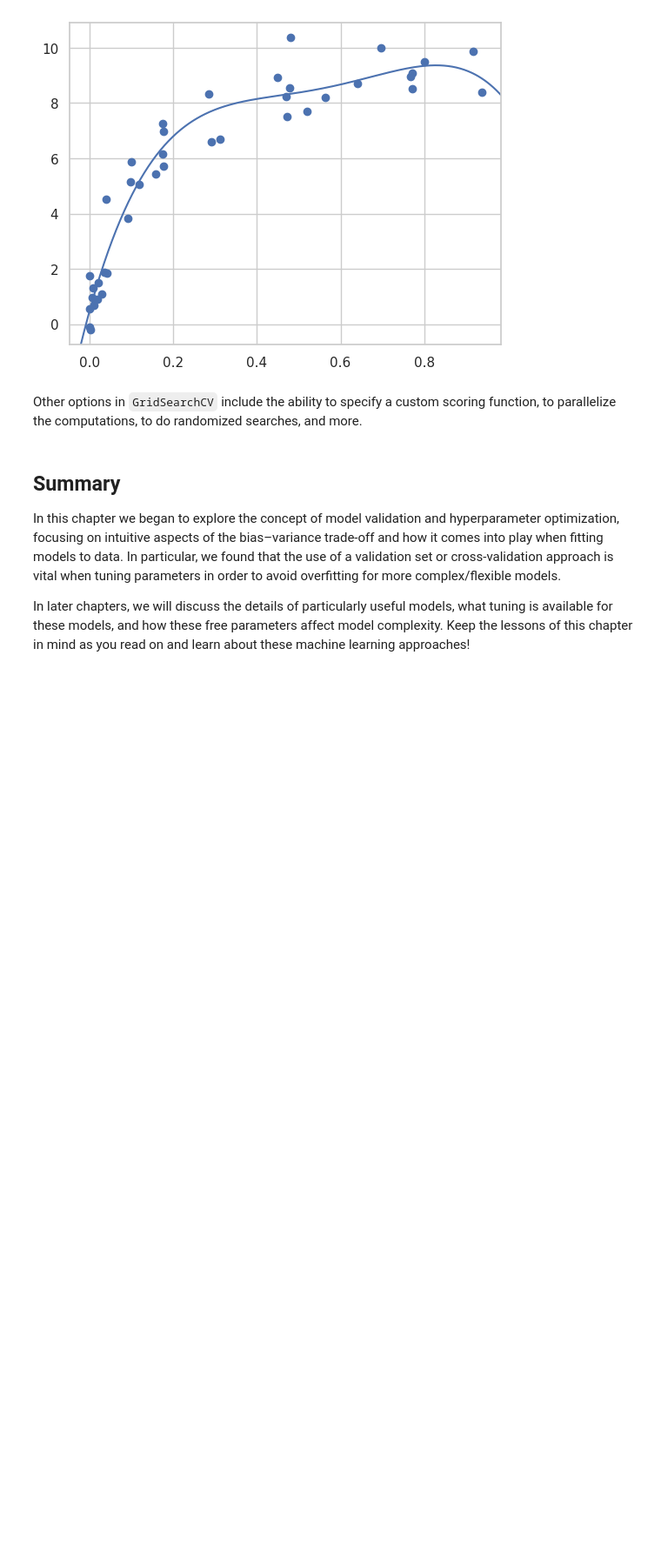
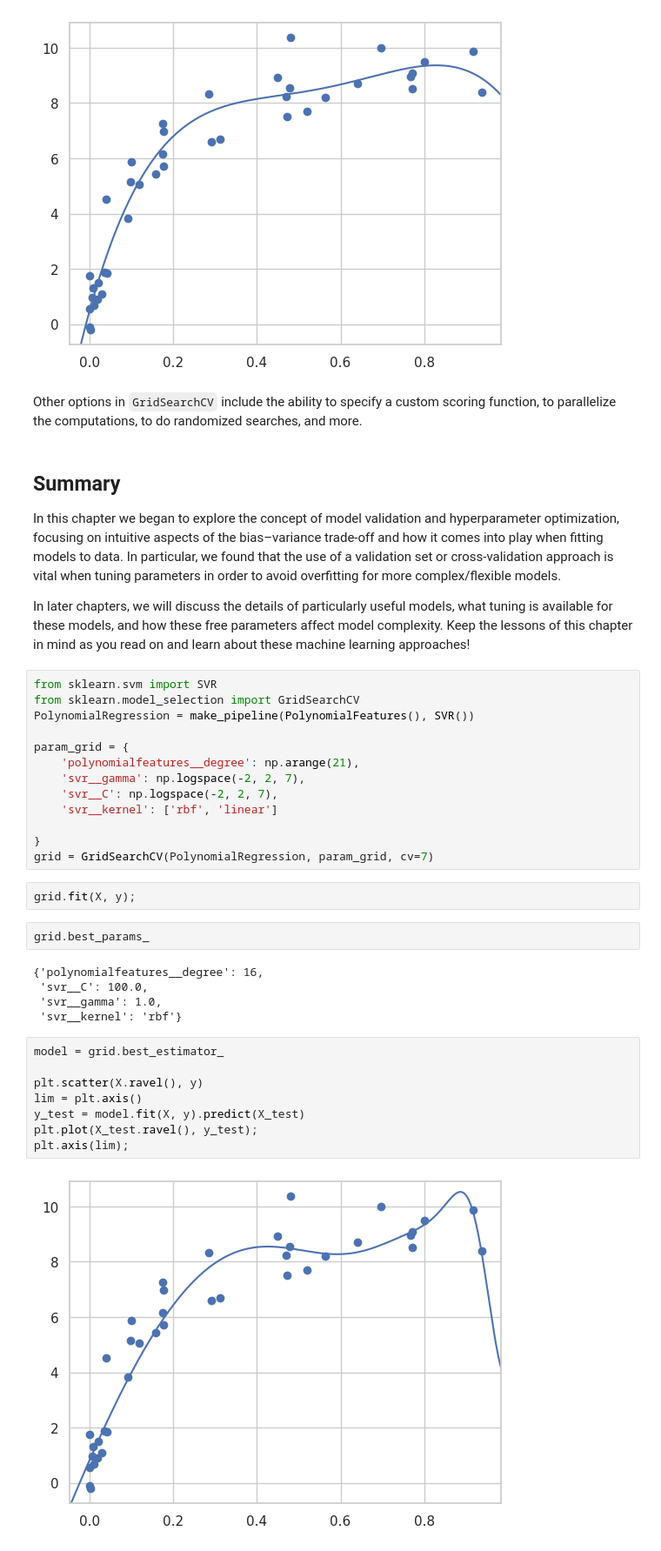
Before and after one commit to falawar7/AAI614_ELAWAR, a Jupyter notebook: Week5/FE_Notebook5_1.ipynb, the cells around one changed output. Shown: that part at 87% size. Cells and saved outputs as stored; diff of their text form; blank space fills up the shorter version.

```diff
--- a/Week5/FE_Notebook5_1.ipynb
+++ b/Week5/FE_Notebook5_1.ipynb
@@ -397,3 +397,35 @@ In particular, we found that the use of a validation set or cross-validation app
 
 In later chapters, we will discuss the details of particularly useful models, what tuning is available for these models, and how these free parameters affect model complexity.
 Keep the lessons of this chapter in mind as you read on and learn about these machine learning approaches!
+# %%
+from sklearn.svm import SVR
+from sklearn.model_selection import GridSearchCV
+PolynomialRegression = make_pipeline(PolynomialFeatures(), SVR())
+
+param_grid = {
+    'polynomialfeatures__degree': np.arange(21),
+    'svr__gamma': np.logspace(-2, 2, 7),
+    'svr__C': np.logspace(-2, 2, 7),
+    'svr__kernel': ['rbf', 'linear']
+
+}
+grid = GridSearchCV(PolynomialRegression, param_grid, cv=7)
+# %%
+grid.fit(X, y);
+# %%
+grid.best_params_
+# %% [output]
+{'polynomialfeatures__degree': 16,
+ 'svr__C': 100.0,
+ 'svr__gamma': 1.0,
+ 'svr__kernel': 'rbf'}
+# %%
+model = grid.best_estimator_
+
+plt.scatter(X.ravel(), y)
+lim = plt.axis()
+y_test = model.fit(X, y).predict(X_test)
+plt.plot(X_test.ravel(), y_test);
+plt.axis(lim);
+# %% [output]
+[figure, added]
```
Also changed, not shown: parts of 14 cells of this notebook.
